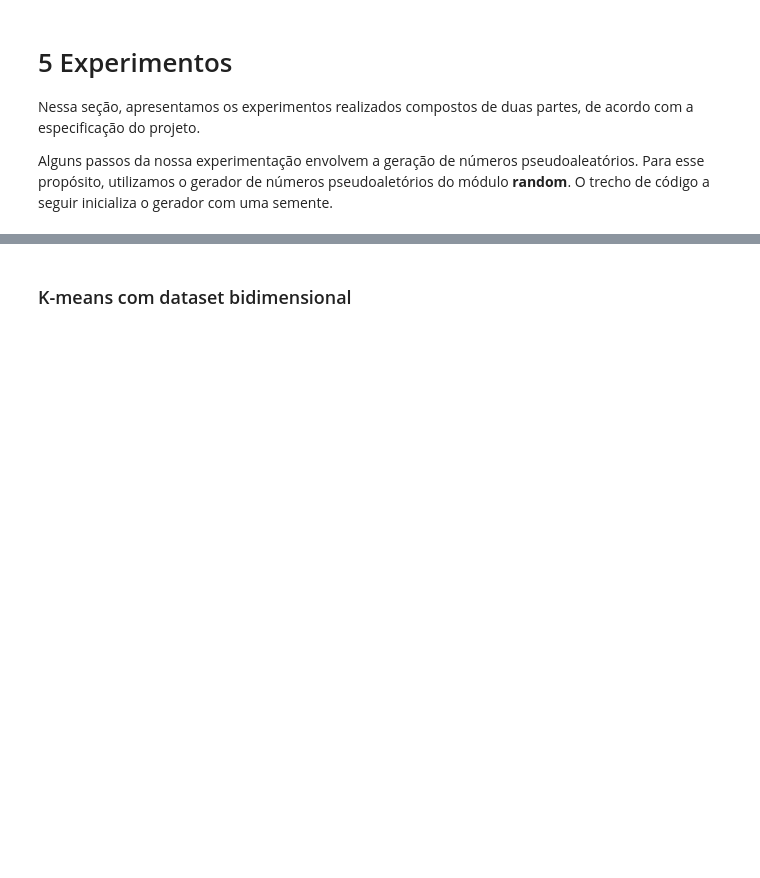
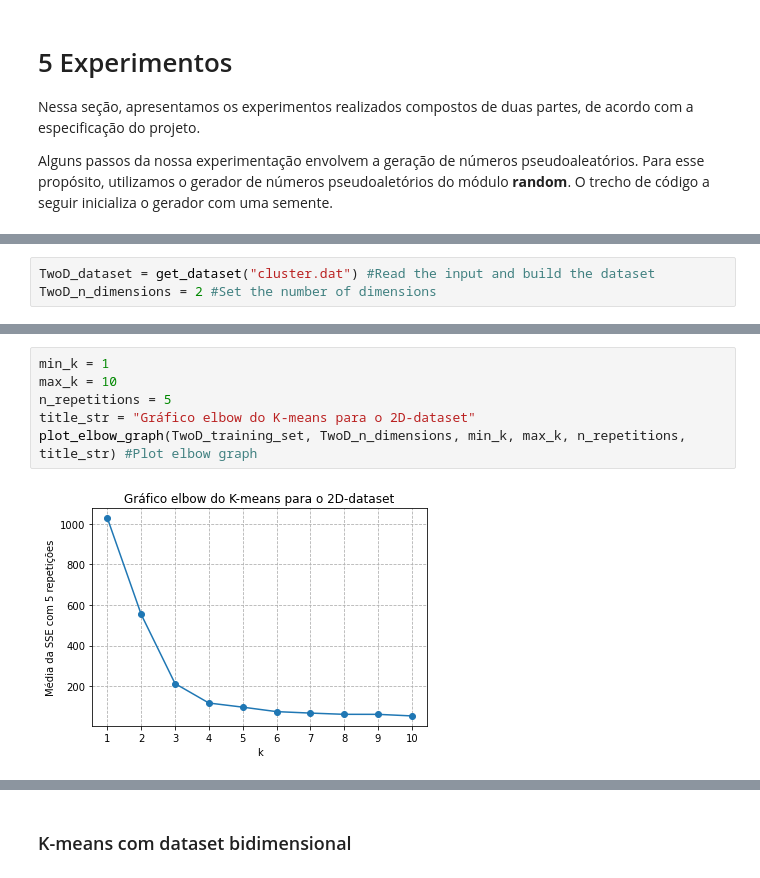
Before and after one commit to fcpereira97/MO444, a Jupyter notebook: Projeto 1/Projeto 1 - Notebook.ipynb, the cells around one changed output, grey strips where cells are left out. Cells and saved outputs as stored; diff of their text form; blank space fills up the shorter version.

Commit message:
Incremento do relatório com resultados da Parte I para o 2D-dataset

```diff
--- a/Projeto 1/Projeto 1 - Notebook.ipynb
+++ b/Projeto 1/Projeto 1 - Notebook.ipynb
@@ -714,0 +688,3 @@ plot_elbow_graph(TwoD_training_set, n_dimensions, min_k, max_k, n_repetitions, t
+# %%
+TwoD_dataset = get_dataset("cluster.dat") #Read the input and build the dataset
+TwoD_n_dimensions = 2 #Set the number of dimensions
@@ -714,0 +710,8 @@ plot_elbow_graph(TwoD_training_set, n_dimensions, min_k, max_k, n_repetitions, t
+# %%
+min_k = 1
+max_k = 10
+n_repetitions = 5
+title_str = "Gráfico elbow do K-means para o 2D-dataset"
+plot_elbow_graph(TwoD_training_set, TwoD_n_dimensions, min_k, max_k, n_repetitions, title_str) #Plot elbow graph
+# %% [output]
+[figure, added]
```
Also changed, not shown: parts of 39 cells of this notebook.
